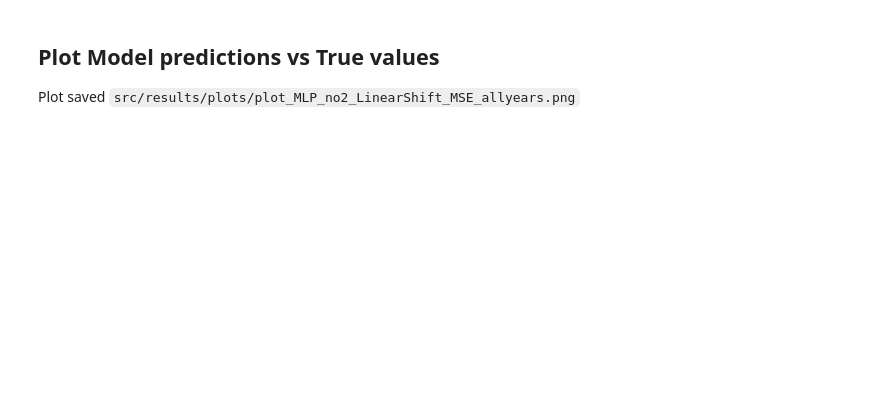
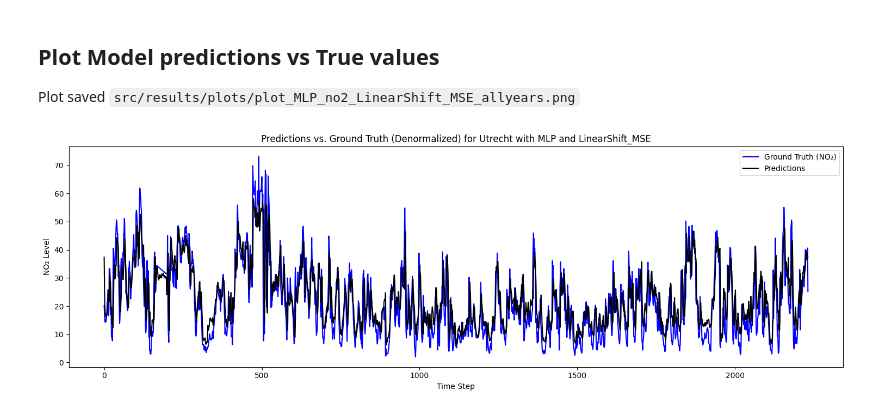
Before and after one commit to CodingMonkey17/forecasting_smog_PEML, a Jupyter notebook: src/run_models/run_mlp/run_mlp_linear_allyears.ipynb, the cells around one changed output. Cells and saved outputs as stored; diff of their text form; code cells hidden in the pictures; blank space fills up the shorter version.

Commit message:
tuning, training testing and compared results of baseline VS MLP for 1/3/all years

```diff
--- a/src/run_models/run_mlp/run_mlp_linear_allyears.ipynb
+++ b/src/run_models/run_mlp/run_mlp_linear_allyears.ipynb
@@ -524,11 +523,21 @@ plt.grid(True)
 plt.tight_layout()
 plt.savefig(f"{RESULTS_PATH}/trainval_plots/trainval_{PLOT_FILENAME}")
 plt.show()
+# %%
+set_seed(42)  # Set the seed again for reproducibility
+# Train the model with the best hyperparameters
+best_model_baseline = BasicMLP(
+    N_INPUT_UNITS=train_dataset.__n_features_in__(),
+    N_HIDDEN_LAYERS=best_params["n_hidden_layers"],
+    N_HIDDEN_UNITS=best_params["n_hidden_units"],
+    N_OUTPUT_UNITS=train_dataset.__n_features_out__(),
+    loss_function=LOSS_FUNC,
+)
 # %% [markdown]
 ## Test and Save Results
 Results saved in ``src/results/metrics/results_MLP_no2_LinearShift_MSE_allyears.csv``
 # %%
-best_model_baseline.load_state_dict(torch.load(f"{MODEL_PATH}/{MODEL_PATH_NAME}"))
+best_model_baseline.load_state_dict(torch.load(f"{MODEL_PATH}/{MODEL_PATH_NAME}", map_location = device))
 best_model_baseline.eval()
 
 # Create the DataLoader for the test dataset
@@ -562,39 +576,65 @@ Plot saved ``src/results/plots/plot_MLP_no2_LinearShift_MSE_allyears.png``
 # %%
 import torch
 import matplotlib.pyplot as plt
+import pandas as pd
+import numpy as np
 
-# Ensure the model is in evaluation mode
+# Load min and max values for denormalization
+df_minmax = pd.read_csv(MINMAX_PATH, sep=';')
+min_value = torch.tensor(df_minmax["min"].values, dtype=torch.float32)  # shape: (N_OUTPUT_UNITS,)
+max_value = torch.tensor(df_minmax["max"].values, dtype=torch.float32)  # shape: (N_OUTPUT_UNITS,)
+
+# Dynamically detect device
+device = torch.device("cuda" if torch.cuda.is_available() else "cpu")
+
+# Ensure model is on the right device and in eval mode
+best_model_baseline.to(device)
 best_model_baseline.eval()
 
 y_preds = []
 y_trues = []
 
 # Iterate through the test set and collect predictions & ground truth
 with torch.no_grad():
     for batch in test_loader:
-        x_test, y_true = batch  # Get input and ground truth
-        x_test = x_test.to("cpu")  # Ensure data is on CPU if needed
+        x_test, y_true = batch
+        x_test = x_test.to(device)
+        y_true = y_true.to(device)
 
         # Get predictions
         y_pred = best_model_baseline(x_test)
 
-        # Store results
+        # Move to CPU and store
         y_preds.append(y_pred.cpu())
         y_trues.append(y_true.cpu())
 
-# Convert lists to tensors
-y_preds = torch.cat(y_preds, dim=0).numpy()
-y_trues = torch.cat(y_trues, dim=0).numpy()
+# Stack batches
+y_preds = torch.cat(y_preds, dim=0)  # shape: (batch_size, n_hours_y, n_outputs)
+y_trues = torch.cat(y_trues, dim=0)
 
-# Plot results
-plt.figure(figsize=(10, 5))
-plt.plot(y_trues.flatten(), label="Ground Truth (NO₂)", linestyle="-", color="blue")
-plt.scatter(range(len(y_preds.flatten())), y_preds.flatten(), label="Predictions", color="black", s=10)
+# Denormalize
+min_value = min_value.unsqueeze(0).unsqueeze(0)  # shape: (1, 1, n_outputs)
+max_value = max_value.unsqueeze(0).unsqueeze(0)
+y_preds_denorm = y_preds * (max_value - min_value) + min_value
+y_trues_denorm = y_trues * (max_value - min_value) + min_value
+
+# Convert to numpy for plotting
+y_preds_np = y_preds_denorm.numpy()
+y_trues_np = y_trues_denorm.numpy()
+
+# Plot 1 feature/channel (e.g., station 0)
+feature_idx = 0
+plt.figure(figsize=(15, 5))
+plt.plot(y_trues_np[:, :, feature_idx].flatten(), label="Ground Truth (NO₂)", linestyle="-", color="blue")
+plt.plot(y_preds_np[:, :, feature_idx].flatten(), label="Predictions", linestyle="-", color="black")
 
 plt.xlabel("Time Step")
 plt.ylabel("NO₂ Level")
-plt.title("Predictions vs. Ground Truth")
+plt.title(f"Predictions vs. Ground Truth (Denormalized) for Utrecht with {NN_TYPE} and {LOSS_FUNC}")
 plt.legend()
-#save the plot
+plt.tight_layout()
+# Save the plot
 plt.savefig(f"{RESULTS_PATH}/plots/{PLOT_FILENAME}")
 plt.show()
+# %% [output]
+[figure, added]
```
Also changed, not shown: parts of 4 cells of this notebook, 32 other files.
